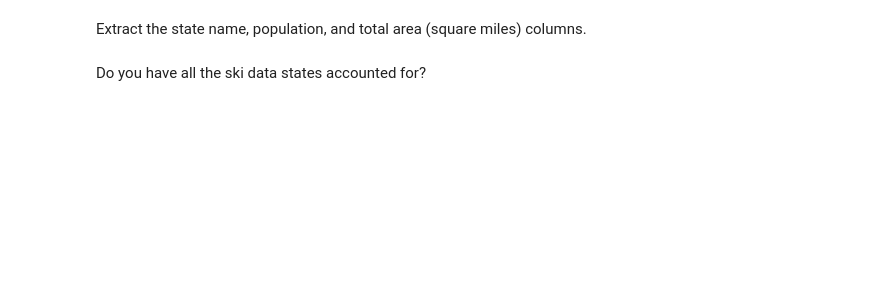
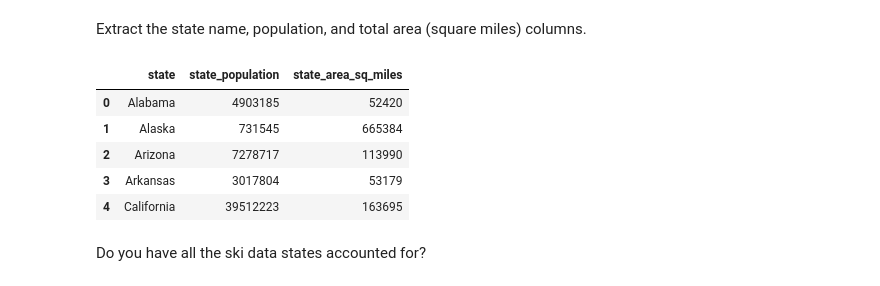
Before and after one commit to ayanrobinsonar-cloud/DataScienceGuidedCapstone, a Jupyter notebook: Notebooks/02_data_wrangling.ipynb, the cells around one changed output. Saved outputs shown, nothing was run; the diff lists cells and outputs as text; code cells hidden in the pictures; blank space fills up the shorter version.

```diff
--- a/Notebooks/02_data_wrangling.ipynb
+++ b/Notebooks/02_data_wrangling.ipynb
@@ -518,9 +787,16 @@ These distributions are much better. There are clearly some skewed distributions
 # %% [markdown]
 Population and area data for the US states can be obtained from [wikipedia](https://simple.wikipedia.org/wiki/List_of_U.S._states). Listen, you should have a healthy concern about using data you "found on the Internet". Make sure it comes from a reputable source. This table of data is useful because it allows you to easily pull and incorporate an external data set. It also allows you to proceed with an analysis that includes state sizes and populations for your 'first cut' model. Be explicit about your source (we documented it here in this workflow) and ensure it is open to inspection. All steps are subject to review, and it may be that a client has a specific source of data they trust that you should use to rerun the analysis.
 # %%
+import requests
+
 #Code task 29#
 #Use pandas' `read_html` method to read the table from the URL below
+headers = {
+    'User-Agent': 'Mozilla/5.0 (Windows NT 10.0; Win64; x64) AppleWebKit/537.36 (KHTML, like Gecko) Chrome/91.0.4472.124 Safari/537.36'
+}
+
 states_url = 'https://simple.wikipedia.org/w/index.php?title=List_of_U.S._states&oldid=7168473'
-usa_states = pd.read_html(states_url)
+response = requests.get(states_url, headers=headers)
+usa_states = pd.read_html(response.text)
 # %%
 type(usa_states)
@@ -543,11 +849,18 @@ Extract the state name, population, and total area (square miles) columns.
 # %%
 #Code task 31#
 #Now use the iloc accessor again to extract columns 0, 5, and 6 and the dataframe's `copy()` method
 #Set the names of these extracted columns to 'state', 'state_population', and 'state_area_sq_miles',
 #respectively.
-usa_states_sub = usa_states.iloc[:, [0, 5, 6].copy()
-usa_states_sub.columns = ['state, state_population', 'state_area_sq_miles']
+usa_states_sub = usa_states.iloc[:, [0, 5, 6].copy()]
+usa_states_sub.columns = ['state', 'state_population', 'state_area_sq_miles']
 usa_states_sub.head()
+# %% [output]
+|  | state | state_population | state_area_sq_miles |
+| 0 | Alabama | 4903185 | 52420 |
+| 1 | Alaska | 731545 | 665384 |
+| 2 | Arizona | 7278717 | 113990 |
+| 3 | Arkansas | 3017804 | 53179 |
+| 4 | California | 39512223 | 163695 |
 # %% [markdown]
 Do you have all the ski data states accounted for?
 # %%
```
Also changed, not shown: parts of 55 cells of this notebook.
